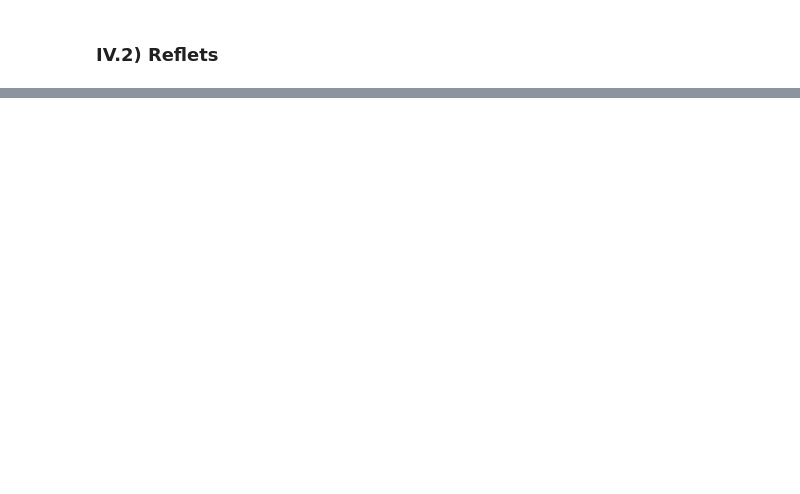
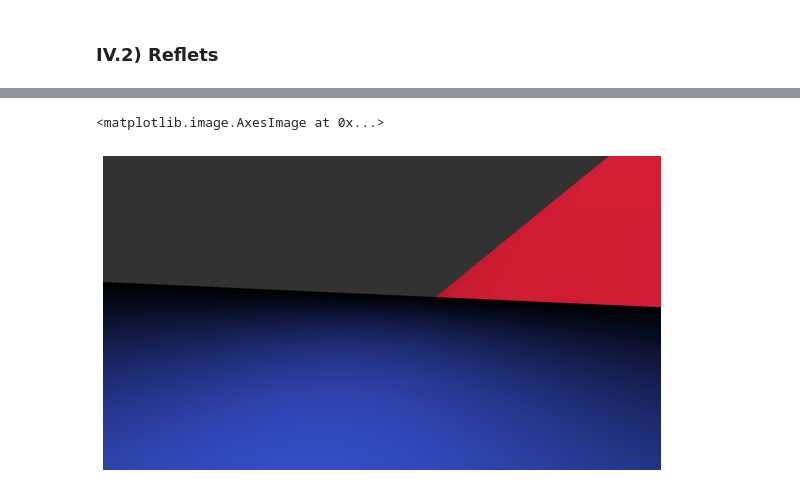
Before and after one commit to fjcasanova/Raytracing, a Jupyter notebook: Raytracing.ipynb, the cells around one changed output, grey strips where cells are left out. Drawn from its saved outputs; the diff is of its cells as text; code cells hidden in the pictures; blank space fills up the shorter version.

```diff
--- a/Raytracing.ipynb
+++ b/Raytracing.ipynb
@@ -545,0 +560,50 @@ plt.imshow(image)
+# %%
+O = vecteur(0,0,0)
+A = vecteur(1, 4.5, 15 )
+B = vecteur(4, 4, 20 )
+C = vecteur(-4, 3, 25 )
+
+Face = [A,B,C]
+
+def normal(plan) :
+    A, B, C = plan
+    u = B - A
+    v = C - A
+    x = u.y*v.z - u.z*v.y
+    y = u.z*v.x - u.x*v.z
+    z = u.x*v.y - u.y*v.x
+    return vecteur(x, y, z)
+
+def interplan(depart, u, plan) :
+    n = normal(plan)
+    OA = plan[0] - depart
+    if scalaire(u, n) == 0 :
+        return inf
+    else :
+        t = scalaire(OA, n)/scalaire(u,n)
+        if t < 0 :
+            return inf
+        else :
+            return t
+
+def coloration(depart, u) :
+    t = interplan(depart, u, Face)
+    if t  < inf :
+        OM = t* u
+        ML = L - OM
+        l = unitaire(ML)
+        n = unitaire(normal(Face))
+        couleur = vecteur(58, 84, 216) * max(scalaire(n, l),0)
+        image[y,x] = couleur.rgb()
+
+for x in range(longueur):
+        for y in range(hauteur) :
+            u = unitaire(direction(x, y))
+            couleur = coloration(O, u)
+
+plt.rcParams["figure.figsize"] = (10,10)
+plt.axis('off')
+plt.imshow(image)
+# %% [output]
+<matplotlib.image.AxesImage at 0x...>
+[figure, added]
```
Also changed, not shown: parts of 14 cells of this notebook, 2 other files.
